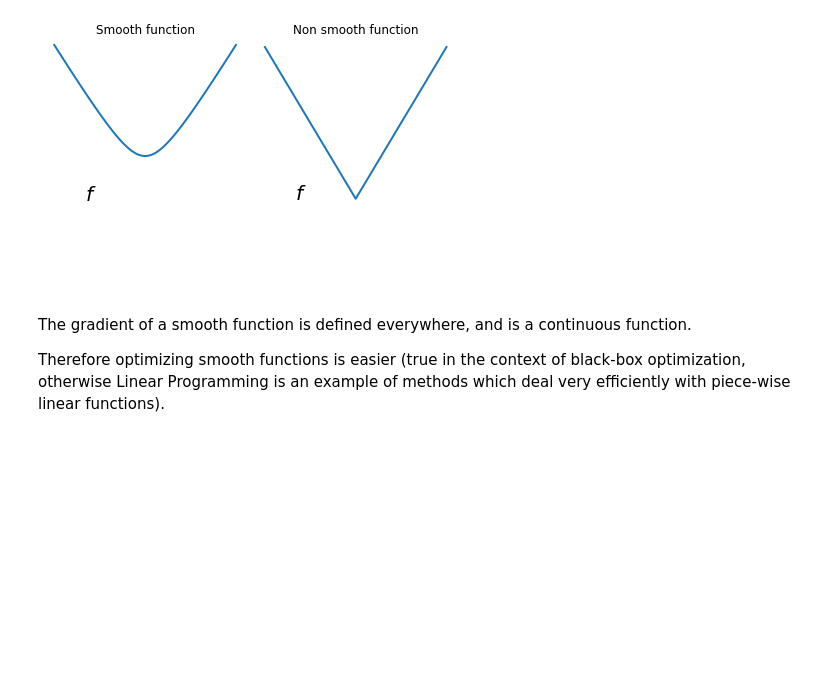
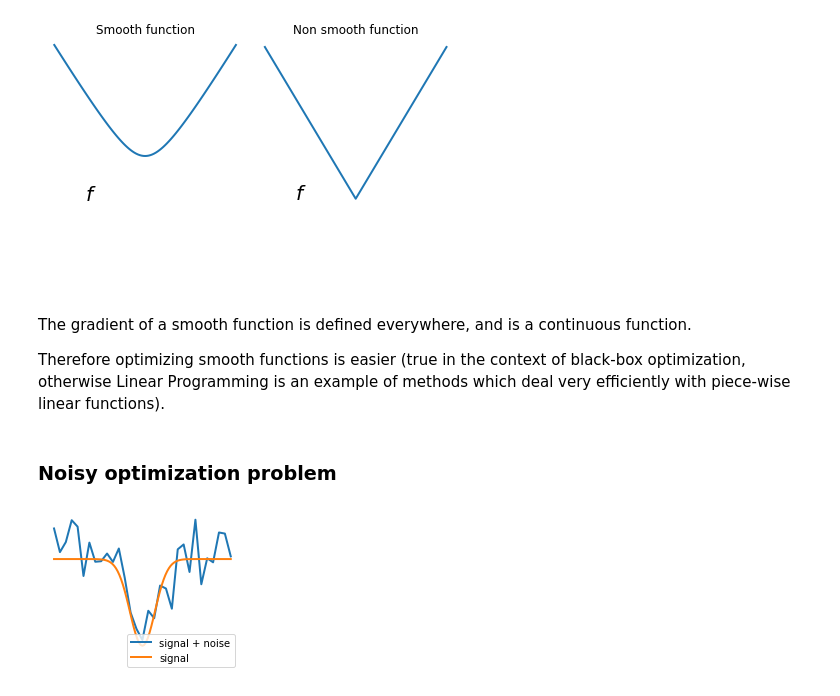
Before and after one commit to Vincent-Maladiere/scipy-demo, a Jupyter notebook: content/scipy/Optimization.ipynb, the cells around one changed output. Saved outputs shown, nothing was run; the diff lists cells and outputs as text; code cells hidden in the pictures; blank space fills up the shorter version.

```diff
--- a/content/scipy/Optimization.ipynb
+++ b/content/scipy/Optimization.ipynb
@@ -78,3 +84,29 @@ plt.tight_layout()
 The gradient of a smooth function is defined everywhere, and is a continuous function.
 
 Therefore optimizing smooth functions is easier (true in the context of black-box optimization, otherwise Linear Programming is an example of methods which deal very efficiently with piece-wise linear functions).
+# %% [markdown]
+### Noisy optimization problem
+# %%
+import numpy as np
+import matplotlib.pyplot as plt
+
+np.random.seed(0)
+
+x = np.linspace(-5, 5, 101)
+x_ = np.linspace(-5, 5, 31)
+
+def f(x):
+    return -np.exp(-x**2)
+
+# A smooth function
+plt.figure(1, figsize=(3, 2.5))
+
+plt.plot(x_, f(x_) + .2*np.random.normal(size=31), linewidth=2, label="signal + noise")
+plt.plot(x, f(x), linewidth=2, label="signal")
+
+plt.ylim(ymin=-1.3)
+plt.axis('off')
+plt.tight_layout()
+plt.legend(loc="lower right");
+# %% [output]
+[figure, added]
```
Also changed, not shown: parts of 63 cells of this notebook, 10 other files.
